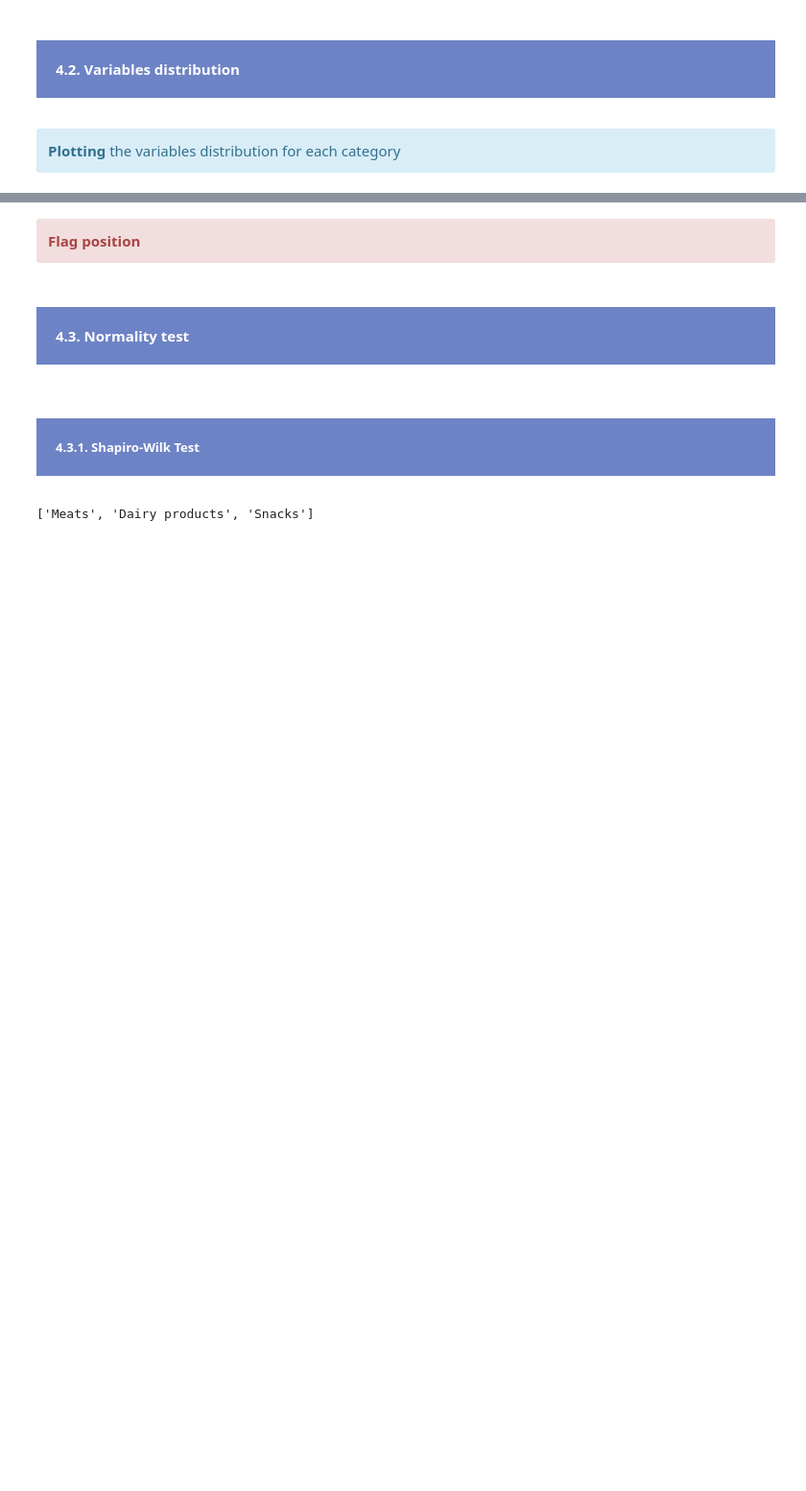
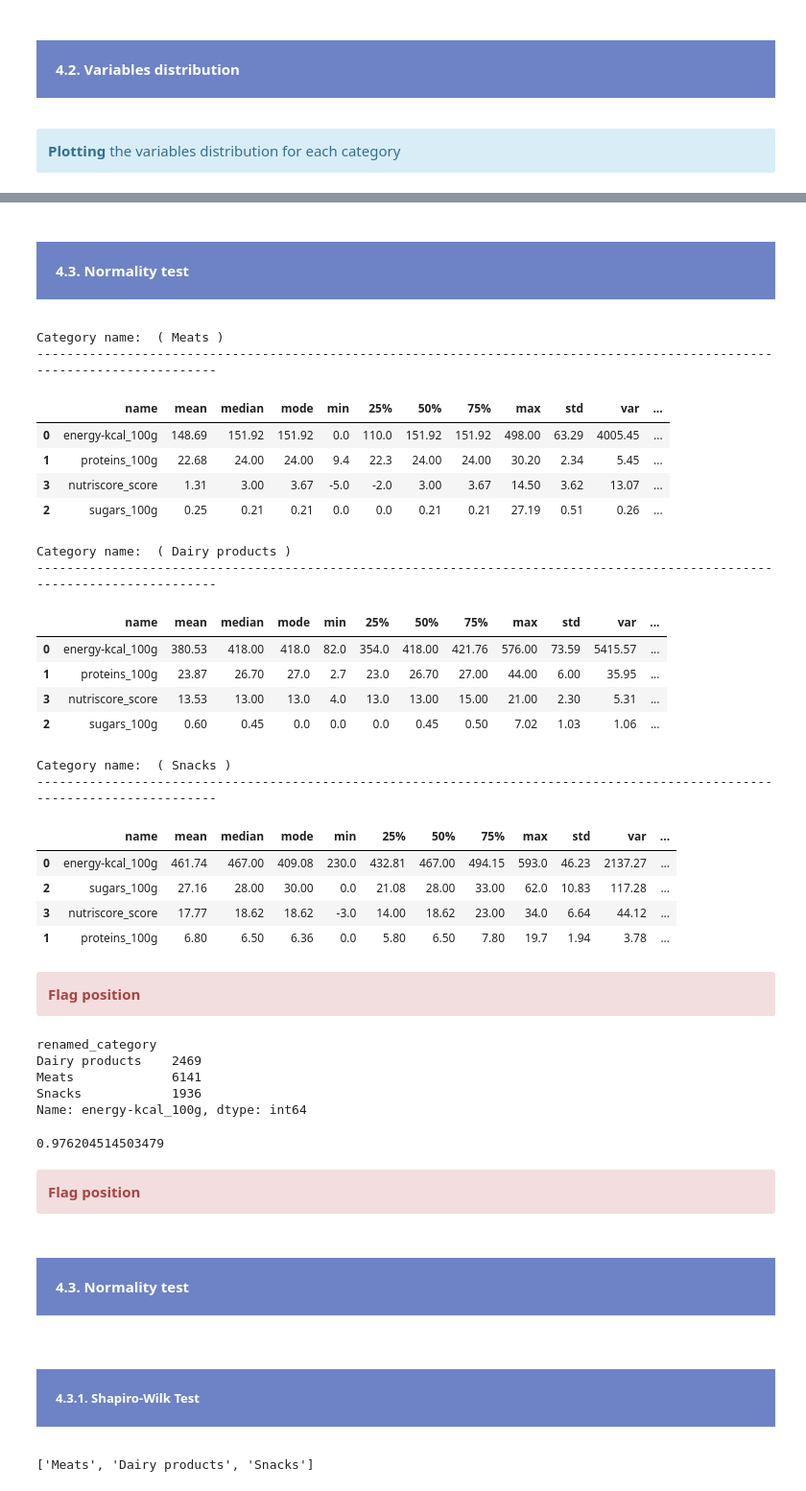
Before and after one commit to samirhinojosa/OC-P3-design-application-public-health, a Jupyter notebook: analysis_notebook.ipynb, the cells around one changed output, grey strips where cells are left out. Shown at 96% size. Cells and saved outputs as stored; diff of their text form; code cells hidden in the pictures; blank space fills up the shorter version.

Commit message:
Normality test

```diff
--- a/analysis_notebook.ipynb
+++ b/analysis_notebook.ipynb
@@ -316,2 +374,6 @@ Food of plant origin and Chocolates offer more Fat compared to the others catego
 </div>
+# %%
+VARIABLES = {
+    "energy-kcal_100g":"Energy", "proteins_100g":"Proteins", "sugars_100g":"Sugars", "nutriscore_score":"Nutri-Score"
+}
 # %%
@@ -434,0 +461,47 @@ for category in df_subset["renamed_category"].unique():
+# %% [markdown]
+<div style="background-color: #6D83C5;" >
+    <h4 style="margin: auto; padding: 20px; color:#fff; ">4.3. Normality test</h4>
+</div>
+# %%
+print("\n")
+for category in df_subset["renamed_category"].unique():
+#     if category != "Meats":
+    print("Category name:  (",category,")")
+    print("--------------------------------------------------------------------------------------------------------------------------")
+    df_temp = df_subset[df_subset["renamed_category"] == category].copy()
+    df_univariate_analysis(df_temp[[key for key, values in VARIABLES.items()]], distribution_h="norm")
+    print("\n")
+# %% [output]
+Category name:  ( Meats )
+--------------------------------------------------------------------------------------------------------------------------
+|  | name | mean | median | mode | min | 25% | 50% | 75% | max | std | var | ... |
+| 0 | energy-kcal_100g | 148.69 | 151.92 | 151.92 | 0.0 | 110.0 | 151.92 | 151.92 | 498.00 | 63.29 | 4005.45 | ... |
+| 1 | proteins_100g | 22.68 | 24.00 | 24.00 | 9.4 | 22.3 | 24.00 | 24.00 | 30.20 | 2.34 | 5.45 | ... |
+| 3 | nutriscore_score | 1.31 | 3.00 | 3.67 | -5.0 | -2.0 | 3.00 | 3.67 | 14.50 | 3.62 | 13.07 | ... |
+| 2 | sugars_100g | 0.25 | 0.21 | 0.21 | 0.0 | 0.0 | 0.21 | 0.21 | 27.19 | 0.51 | 0.26 | ... |
+Category name:  ( Dairy products )
+--------------------------------------------------------------------------------------------------------------------------
+|  | name | mean | median | mode | min | 25% | 50% | 75% | max | std | var | ... |
+| 0 | energy-kcal_100g | 380.53 | 418.00 | 418.0 | 82.0 | 354.0 | 418.00 | 421.76 | 576.00 | 73.59 | 5415.57 | ... |
+| 1 | proteins_100g | 23.87 | 26.70 | 27.0 | 2.7 | 23.0 | 26.70 | 27.00 | 44.00 | 6.00 | 35.95 | ... |
+| 3 | nutriscore_score | 13.53 | 13.00 | 13.0 | 4.0 | 13.0 | 13.00 | 15.00 | 21.00 | 2.30 | 5.31 | ... |
+| 2 | sugars_100g | 0.60 | 0.45 | 0.0 | 0.0 | 0.0 | 0.45 | 0.50 | 7.02 | 1.03 | 1.06 | ... |
+Category name:  ( Snacks )
+--------------------------------------------------------------------------------------------------------------------------
+|  | name | mean | median | mode | min | 25% | 50% | 75% | max | std | var | ... |
+| 0 | energy-kcal_100g | 461.74 | 467.00 | 409.08 | 230.0 | 432.81 | 467.00 | 494.15 | 593.0 | 46.23 | 2137.27 | ... |
+| 2 | sugars_100g | 27.16 | 28.00 | 30.00 | 0.0 | 21.08 | 28.00 | 33.00 | 62.0 | 10.83 | 117.28 | ... |
+| 3 | nutriscore_score | 17.77 | 18.62 | 18.62 | -3.0 | 14.00 | 18.62 | 23.00 | 34.0 | 6.64 | 44.12 | ... |
+| 1 | proteins_100g | 6.80 | 6.50 | 6.36 | 0.0 | 5.80 | 6.50 | 7.80 | 19.7 | 1.94 | 3.78 | ... |
+# %% [markdown]
+<div class="alert alert-block alert-danger">
+ <b>Flag position</b>
+</div>
+# %%
+df_subset.groupby("renamed_category")["energy-kcal_100g"].count()
+# %% [output]
+renamed_category
+Dairy products    2469
+Meats             6141
+Snacks            1936
+Name: energy-kcal_100g, dtype: int64
@@ -435,3 +510,7 @@ for category in df_subset["renamed_category"].unique():
+# %%
+print(stats.shapiro(df_temp['energy-kcal_100g'])[0])
+# %% [output]
+0.976204514503479
 # %% [markdown]
 <div class="alert alert-block alert-danger">
     <b>Flag position</b>
```
Also changed, not shown: parts of 12 cells of this notebook, 3 other files.
